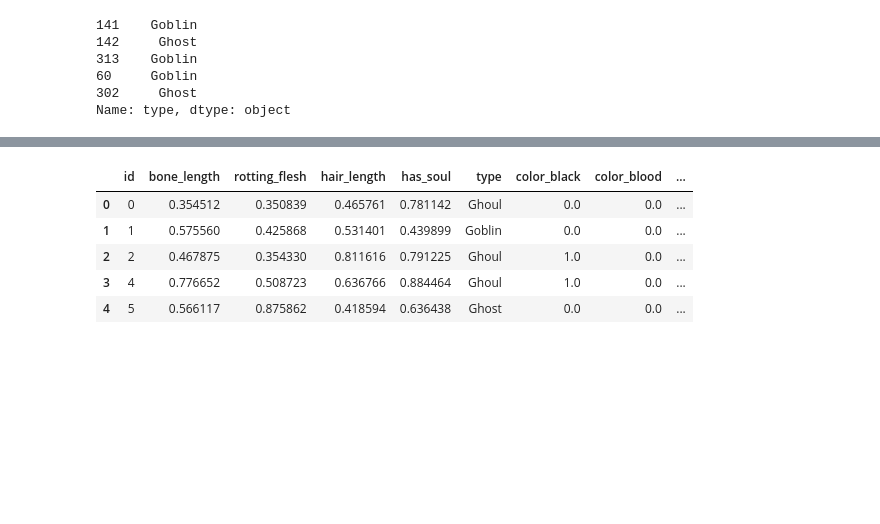
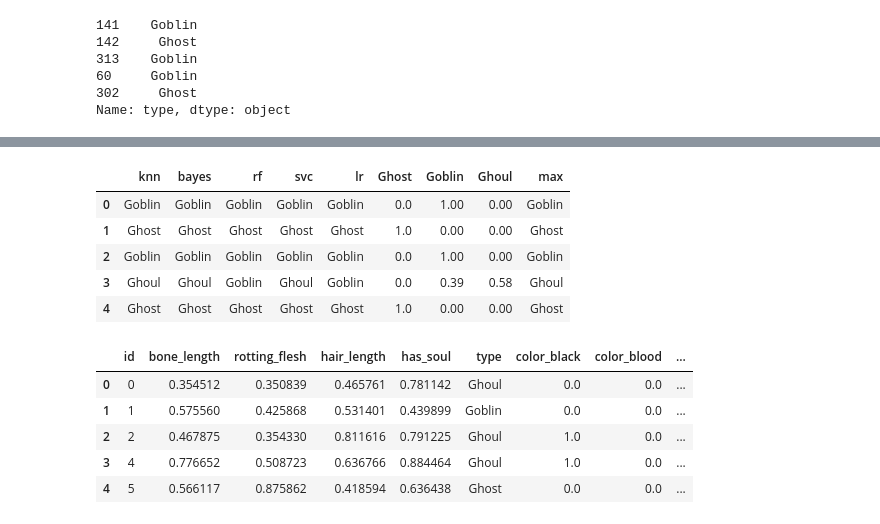
Before and after one commit to itaraday/Ghouls-Goblins-and-Ghosts, a Jupyter notebook: Ghouls, Goblins, and Ghosts... Boo!.ipynb, the cells around one changed output, grey strips where cells are left out. Cells and saved outputs as stored; diff of their text form; code cells hidden in the pictures; blank space fills up the shorter version.

Commit message:
created weighting

```diff
--- a/Ghouls, Goblins, and Ghosts... Boo!.ipynb
+++ b/Ghouls, Goblins, and Ghosts... Boo!.ipynb
@@ -216,6 +216,8 @@ def plot_confusion_matrix(cm, classes,
     plt.savefig("confusematrix.png")
 # %%
 tests = {}
+preds = pd.DataFrame()
+
 tests['lr'] = LogisticRegression(penalty='l2',C=1000000,class_weight="balanced")
 tests['rf'] = RandomForestClassifier(n_estimators=750, n_jobs=-1)
 tests['knn'] = KNeighborsClassifier(n_neighbors=4)
@@ -231,6 +233,7 @@ for key in tests:
     print("*********************************************")
     print("Values for {}".format(key))
     print("Accuracy {}".format(met.accuracy_score(y_test, y_pred)))
+    preds[key] = y_pred
     print("classification report \n{}".format(met.classification_report(y_test, y_pred)))
     cnf_matrix = met.confusion_matrix(y_test,y_pred)
     plt.figure()
@@ -326,3 +338,44 @@ Normalized confusion matrix
+# %%
+preds["Ghost"] = 0.0
+preds["Goblin"] = 0.0
+preds["Ghoul"] = 0.0
+weight = {
+    "Ghost": {
+        "knn": 0.21,
+        "bayes": 0.2,
+        "rf": 0.18,
+        "svc": 0.2,
+        "lr": 0.21
+    },
+    "Ghoul": {
+        "knn": 0.22,
+        "bayes": 0.21,
+        "rf": 0.2,
+        "svc": 0.15,
+        "lr": 0.22
+    },
+    "Goblin": {
+        "knn": 0.16,
+        "bayes": 0.21,
+        "rf": 0.2,
+        "svc": 0.24,
+        "lr": 0.19
+    }
+
+}
+
+for key in weight:
+    for md in weight[key]:
+        preds[key] = preds.apply(lambda x: x[key] + (weight[key][md] if x[md] == key else 0), axis=1)
+preds["max"] = preds[["Ghost", "Goblin", "Ghoul"]].idxmax(axis=1)
+preds.head()
+# %% [output]
+|  | knn | bayes | rf | svc | lr | Ghost | Goblin | Ghoul | max |
+| 0 | Goblin | Goblin | Goblin | Goblin | Goblin | 0.0 | 1.00 | 0.00 | Goblin |
+| 1 | Ghost | Ghost | Ghost | Ghost | Ghost | 1.0 | 0.00 | 0.00 | Ghost |
+| 2 | Goblin | Goblin | Goblin | Goblin | Goblin | 0.0 | 1.00 | 0.00 | Goblin |
+| 3 | Ghoul | Ghoul | Goblin | Ghoul | Goblin | 0.0 | 0.39 | 0.58 | Ghoul |
+| 4 | Ghost | Ghost | Ghost | Ghost | Ghost | 1.0 | 0.00 | 0.00 | Ghost |
 # %%
 train = pd.concat([train, pd.get_dummies(train['color'])], axis=1).drop('color', 1)
 train.head()
```
Also changed, not shown: parts of 2 cells of this notebook.
